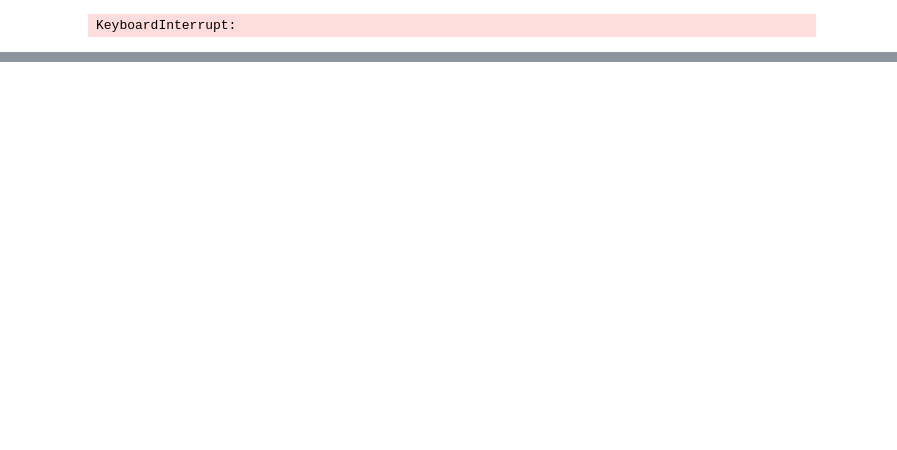
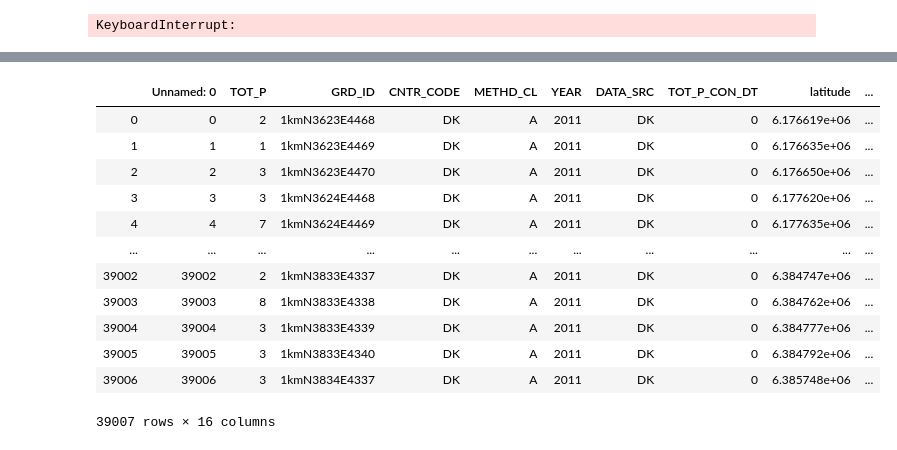
Before and after one commit to Oliverkobaek/thesis_2020, a Jupyter notebook: Population x Apotek.ipynb, the cells around one changed output, grey strips where cells are left out. Drawn from its saved outputs; the diff is of its cells as text; code cells hidden in the pictures; blank space fills up the shorter version.

Commit message:
Afstande apoteker

```diff
--- a/Population x Apotek.ipynb
+++ b/Population x Apotek.ipynb
@@ -324,0 +335,21 @@ for i in tqdm(range(2008,2019)):
+# %%
+data = pd.read_csv("https://raw.githubusercontent.com/Oliverkobaek/thesis_2020/master/%C3%85rsdata/Min_afstand_2008.csv")
+data = gpd.GeoDataFrame(data, geometry=gpd.points_from_xy(data.longtitude, data.latitude))
+data.crs = {'init': 'epsg:25832', 'no_defs': True}
+data = data.to_crs(epsg = 4326)
+
+data
+# %% [output]
+|  | Unnamed: 0 | TOT_P | GRD_ID | CNTR_CODE | METHD_CL | YEAR | DATA_SRC | TOT_P_CON_DT | latitude | ... |
+| 0 | 0 | 2 | 1kmN3623E4468 | DK | A | 2011 | DK | 0 | 6.176619e+06 | ... |
+| 1 | 1 | 1 | 1kmN3623E4469 | DK | A | 2011 | DK | 0 | 6.176635e+06 | ... |
+| 2 | 2 | 3 | 1kmN3623E4470 | DK | A | 2011 | DK | 0 | 6.176650e+06 | ... |
+| 3 | 3 | 3 | 1kmN3624E4468 | DK | A | 2011 | DK | 0 | 6.177620e+06 | ... |
+| 4 | 4 | 7 | 1kmN3624E4469 | DK | A | 2011 | DK | 0 | 6.177635e+06 | ... |
+| ... | ... | ... | ... | ... | ... | ... | ... | ... | ... | ... |
+| 39002 | 39002 | 2 | 1kmN3833E4337 | DK | A | 2011 | DK | 0 | 6.384747e+06 | ... |
+| 39003 | 39003 | 8 | 1kmN3833E4338 | DK | A | 2011 | DK | 0 | 6.384762e+06 | ... |
+| 39004 | 39004 | 3 | 1kmN3833E4339 | DK | A | 2011 | DK | 0 | 6.384777e+06 | ... |
+| 39005 | 39005 | 3 | 1kmN3833E4340 | DK | A | 2011 | DK | 0 | 6.384792e+06 | ... |
+| 39006 | 39006 | 3 | 1kmN3834E4337 | DK | A | 2011 | DK | 0 | 6.385748e+06 | ... |
+39007 rows × 16 columns
```
Also changed, not shown: parts of 12 cells of this notebook, 2 other files.
